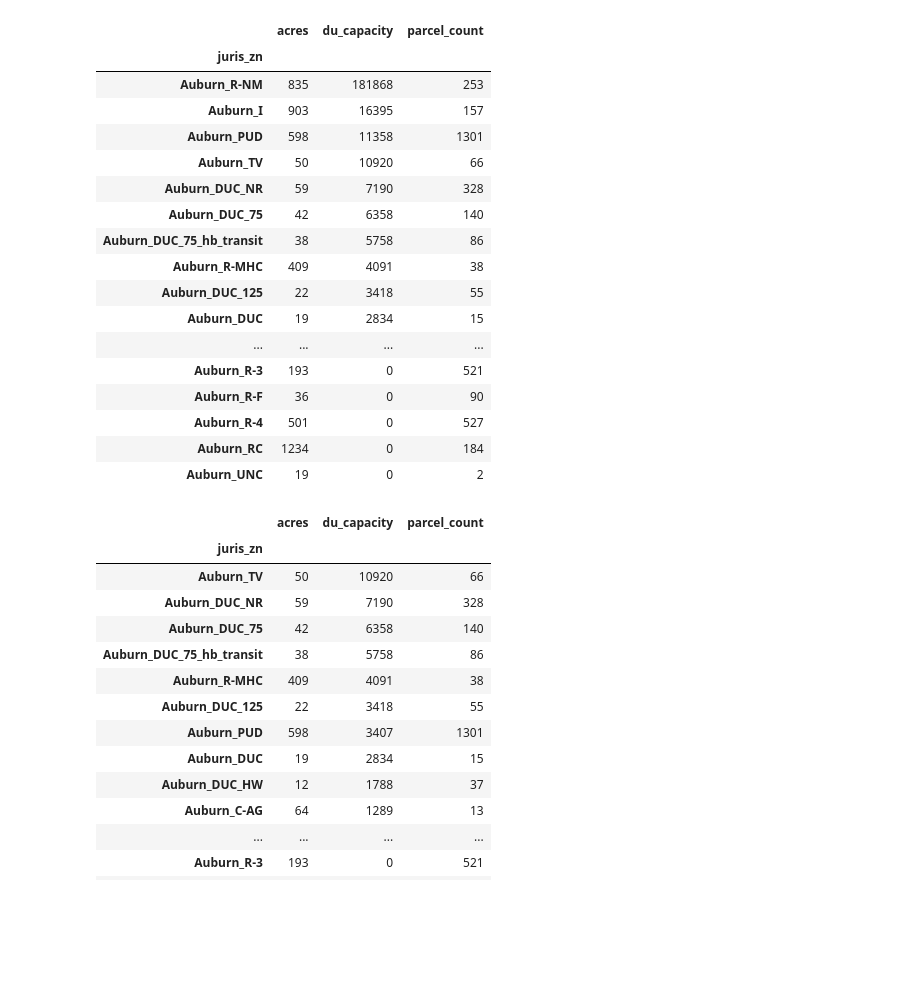
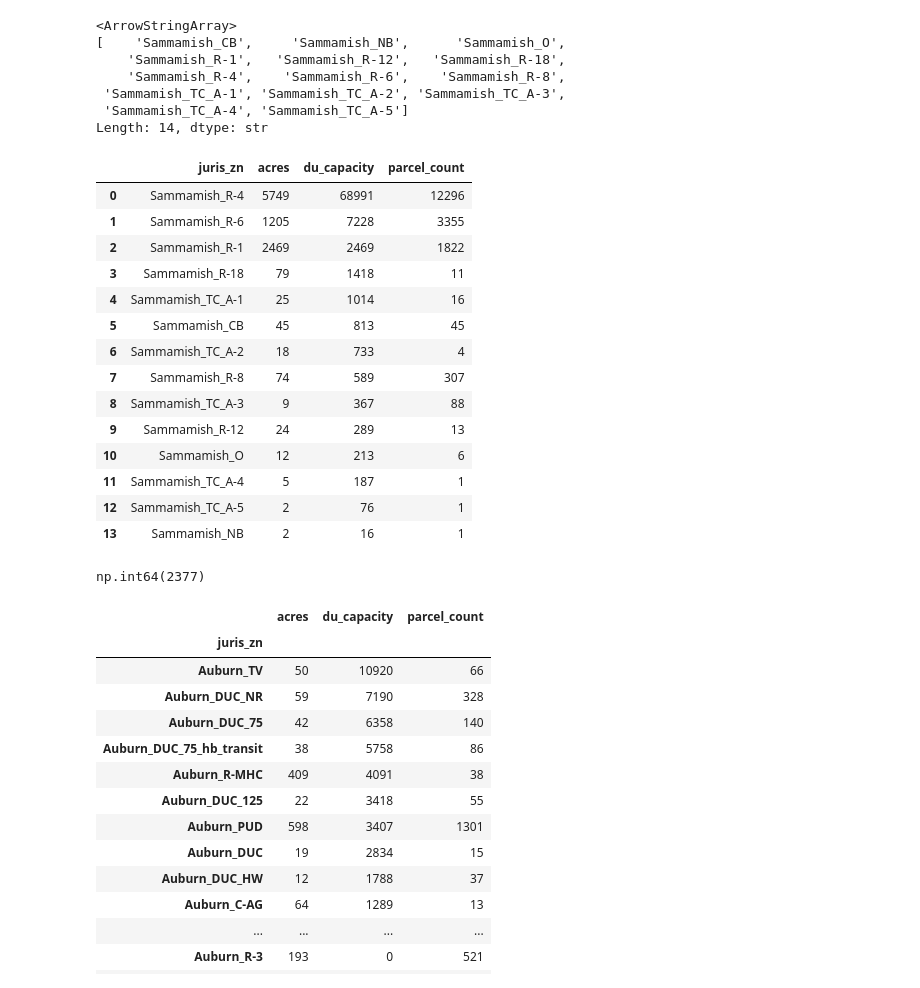
Before and after one commit to psrc/future_land_use, a Jupyter notebook: projects/summer_2026/scratch.ipynb, the cells around one changed output. Drawn from its saved outputs; the diff is of its cells as text; code cells hidden in the pictures; blank space fills up the shorter version.

```diff
--- a/projects/summer_2026/scratch.ipynb
+++ b/projects/summer_2026/scratch.ipynb
@@ -14,3 +25,13 @@ flu = p.get_table('flu_imputed_hb_1110_with_overlays').drop(columns=['juris_zn',
+# %%
+df.loc[df['Juris'] == 'Sammamish']['juris_zn'].unique()
+# %% [output]
+<ArrowStringArray>
+[    'Sammamish_CB',     'Sammamish_NB',      'Sammamish_O',
+    'Sammamish_R-1',   'Sammamish_R-12',   'Sammamish_R-18',
+    'Sammamish_R-4',    'Sammamish_R-6',    'Sammamish_R-8',
+ 'Sammamish_TC_A-1', 'Sammamish_TC_A-2', 'Sammamish_TC_A-3',
+ 'Sammamish_TC_A-4', 'Sammamish_TC_A-5']
+Length: 14, dtype: str
 # %%
 def calculate_du_capacity(juris):
     df = p.get_table('parcel_plan_type_xwalk_with_overlays_hb_1110')
@@ -21,27 +42,32 @@ def calculate_du_capacity(juris):
     res_df = df.loc[df['Res_Use'] == 1].copy()
     res_df['du_capacity'] = res_df['acres'] * res_df['MaxDU_Res']
     return res_df.groupby('juris_zn').agg({'acres':'sum','du_capacity':'sum','parcel_id':'count'}).round(0).astype(int).sort_values(by='du_capacity', ascending=False).rename(columns={'parcel_id':'parcel_count'})
-# %%
-calculate_du_capacity('Auburn')
-# %% [output]
-|  | acres | du_capacity | parcel_count |
-| juris_zn |  |  |  |
-| Auburn_R-NM | 835 | 181868 | 253 |
-| Auburn_I | 903 | 16395 | 157 |
-| Auburn_PUD | 598 | 11358 | 1301 |
-| Auburn_TV | 50 | 10920 | 66 |
-| Auburn_DUC_NR | 59 | 7190 | 328 |
-| Auburn_DUC_75 | 42 | 6358 | 140 |
-| Auburn_DUC_75_hb_transit | 38 | 5758 | 86 |
-| Auburn_R-MHC | 409 | 4091 | 38 |
-| Auburn_DUC_125 | 22 | 3418 | 55 |
-| Auburn_DUC | 19 | 2834 | 15 |
-| ... | ... | ... | ... |
-| Auburn_R-3 | 193 | 0 | 521 |
-| Auburn_R-F | 36 | 0 | 90 |
-| Auburn_R-4 | 501 | 0 | 527 |
-| Auburn_RC | 1234 | 0 | 184 |
-| Auburn_UNC | 19 | 0 | 2 |
+# %%
+df = calculate_du_capacity('Sammamish')
+# %%
+df = df.reset_index()
+# %%
+df
+# %% [output]
+|  | juris_zn | acres | du_capacity | parcel_count |
+| 0 | Sammamish_R-4 | 5749 | 68991 | 12296 |
+| 1 | Sammamish_R-6 | 1205 | 7228 | 3355 |
+| 2 | Sammamish_R-1 | 2469 | 2469 | 1822 |
+| 3 | Sammamish_R-18 | 79 | 1418 | 11 |
+| 4 | Sammamish_TC_A-1 | 25 | 1014 | 16 |
+| 5 | Sammamish_CB | 45 | 813 | 45 |
+| 6 | Sammamish_TC_A-2 | 18 | 733 | 4 |
+| 7 | Sammamish_R-8 | 74 | 589 | 307 |
+| 8 | Sammamish_TC_A-3 | 9 | 367 | 88 |
+| 9 | Sammamish_R-12 | 24 | 289 | 13 |
+| 10 | Sammamish_O | 12 | 213 | 6 |
+| 11 | Sammamish_TC_A-4 | 5 | 187 | 1 |
+| 12 | Sammamish_TC_A-5 | 2 | 76 | 1 |
+| 13 | Sammamish_NB | 2 | 16 | 1 |
+# %%
+df[df['juris_zn'].str.startswith('Sammamish_TC')]['du_capacity'].sum()
+# %% [output]
+np.int64(2377)
 # %%
 calculate_du_capacity('Auburn')
 # %% [output]
```
Also changed, not shown: parts of 5 cells of this notebook, 4 other files.
